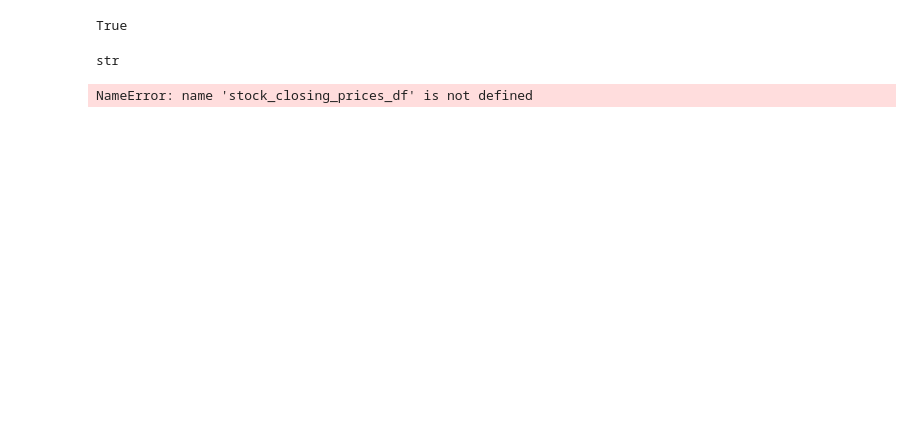
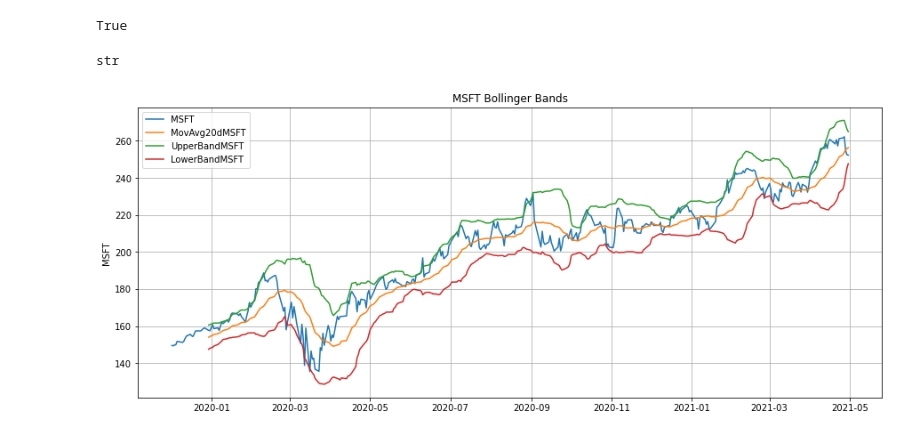
Before and after one commit to ReatoFabio/The-Bollinger-Band-, a Jupyter notebook: stock_data_.ipynb, the cells around one changed output. Cells and saved outputs as stored; diff of their text form; code cells hidden in the pictures; blank space fills up the shorter version.

```diff
--- a/stock_data_.ipynb
+++ b/stock_data_.ipynb
@@ -14,8 +12,8 @@ load_dotenv("my_keys.env")
 # %% [output]
 True
 # %%
-alpaca_api_key = os.getenv("Alpace_API_Key")
-alpaca_secret_key = os.getenv("Alpaca_API_Secret_Key")
+alpaca_api_key = os.getenv("ALPACA_API_KEY")
+alpaca_secret_key = os.getenv("ALPACA_SECRET_KEY")
 type(alpaca_api_key)
 # %% [output]
 str
@@ -62,18 +60,20 @@ stock_closing_prices_df["StDevXOM"] = stock_closing_prices_df["XOM"].rolling(win
 # %%
 # Creating Upper Band column s.t. upper band = moving avg + (SD*2)
 stock_closing_prices_df["UpperBandMSFT"] = stock_closing_prices_df["MovAvg20dMSFT"] + (stock_closing_prices_df["StDevMSFT"] * 2)
 
 # Creating Lower Band column s.t. lower band = moving avg - (SD*2)
 stock_closing_prices_df["LowerBandMSFT"] = stock_closing_prices_df["MovAvg20dMSFT"] - (stock_closing_prices_df["StDevMSFT"] * 2)
 
 # Plotting
-stock_closing_prices_df[["MSFT","MovAvg20dMSFT","UpperBandMSFT","LowerBandMSFT"]].plot(figsize=(15,6))
+msft_plot = stock_closing_prices_df[["MSFT","MovAvg20dMSFT","UpperBandMSFT","LowerBandMSFT"]].plot(figsize=(15,6))
 plt.grid(True)
 plt.title("MSFT Bollinger Bands")
 plt.axis("tight")
 plt.ylabel("MSFT")
+
+plt.savefig('msft_plot.jpg')
 # %% [output]
-NameError: name 'stock_closing_prices_df' is not defined
+[figure, added]
 # %%
 # Creating Upper Band column s.t. upper band = moving avg + (SD*2)
 stock_closing_prices_df["UpperBandDIS"] = stock_closing_prices_df["MovAvg20dDIS"] + (stock_closing_prices_df["StDevDIS"] * 2)
```
Also changed, not shown: parts of 6 cells of this notebook, 15 other files.
